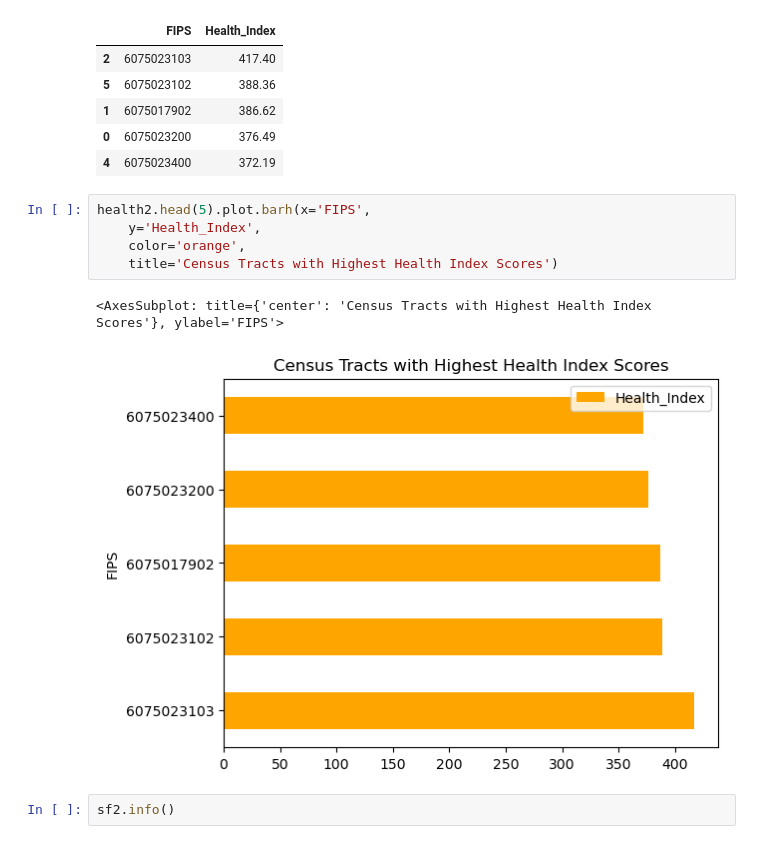
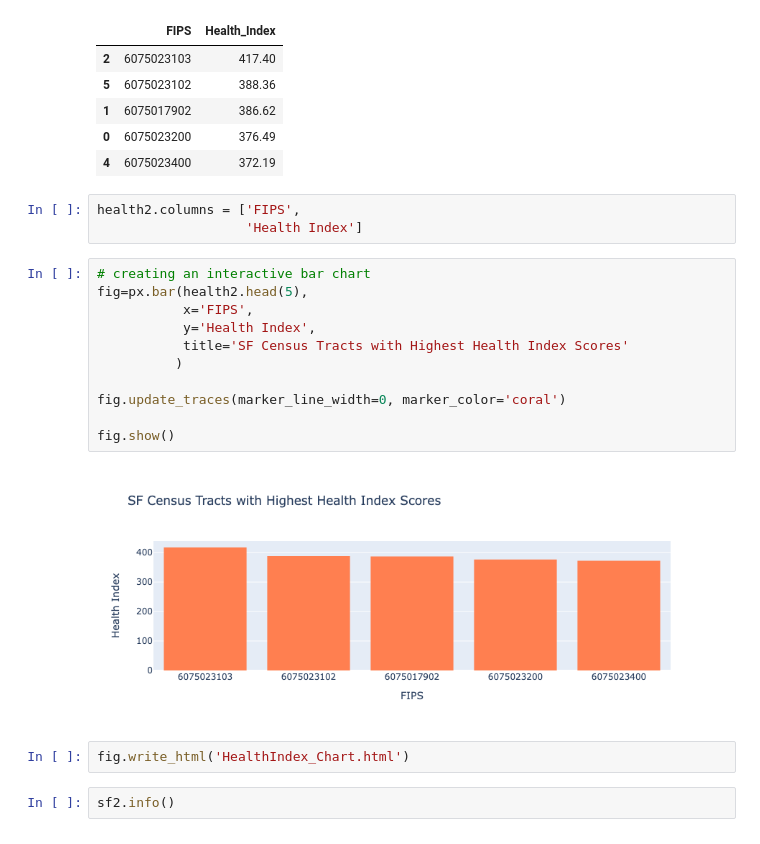
Before and after one commit to tommychandler5/221project, a Jupyter notebook: Group Assignments/Final Deliverables /Health Index.ipynb, the cells around one changed output. Saved outputs shown, nothing was run; the diff lists cells and outputs as text.

```diff
--- a/Group Assignments/Final Deliverables /Health Index.ipynb
+++ b/Group Assignments/Final Deliverables /Health Index.ipynb
@@ -299,14 +283,24 @@ health2.head(5)
 | 1 | 6075017902 | 386.62 |
 | 0 | 6075023200 | 376.49 |
 | 4 | 6075023400 | 372.19 |
-# %%
-health2.head(5).plot.barh(x='FIPS',
-    y='Health_Index',
-    color='orange',
-    title='Census Tracts with Highest Health Index Scores')
-# %% [output]
-<AxesSubplot: title={'center': 'Census Tracts with Highest Health Index Scores'}, ylabel='FIPS'>
-[figure, removed]
+# %%
+health2.columns = ['FIPS',
+                   'Health Index']
+# %%
+# creating an interactive bar chart
+fig=px.bar(health2.head(5),
+           x='FIPS',
+           y='Health Index',
+           title='SF Census Tracts with Highest Health Index Scores'
+          )
+
+fig.update_traces(marker_line_width=0, marker_color='coral')
+
+fig.show()
+# %% [output]
+[figure, added]
+# %%
+fig.write_html('HealthIndex_Chart.html')
 # %%
 sf2.info()
 # %% [output]
```
Also changed, not shown: parts of 21 cells of this notebook, 3 other files.
